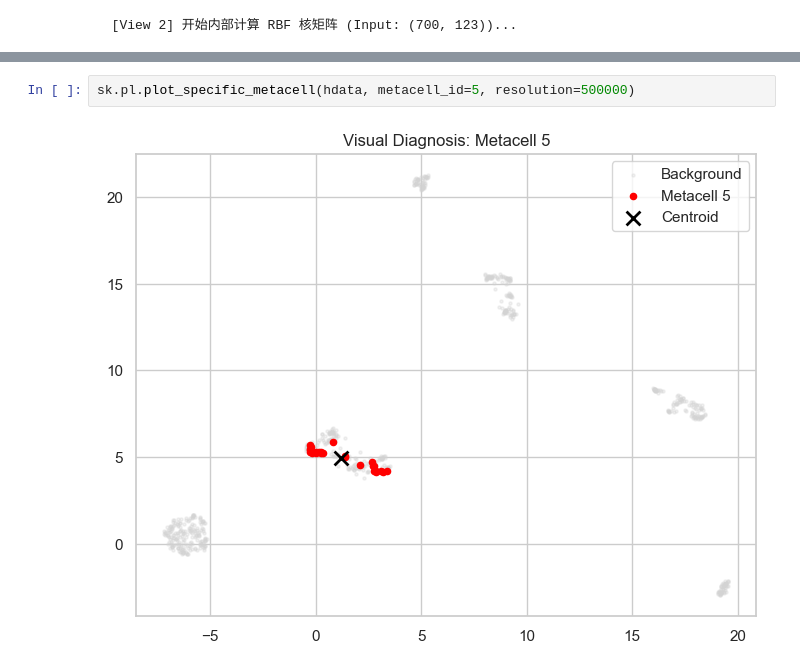
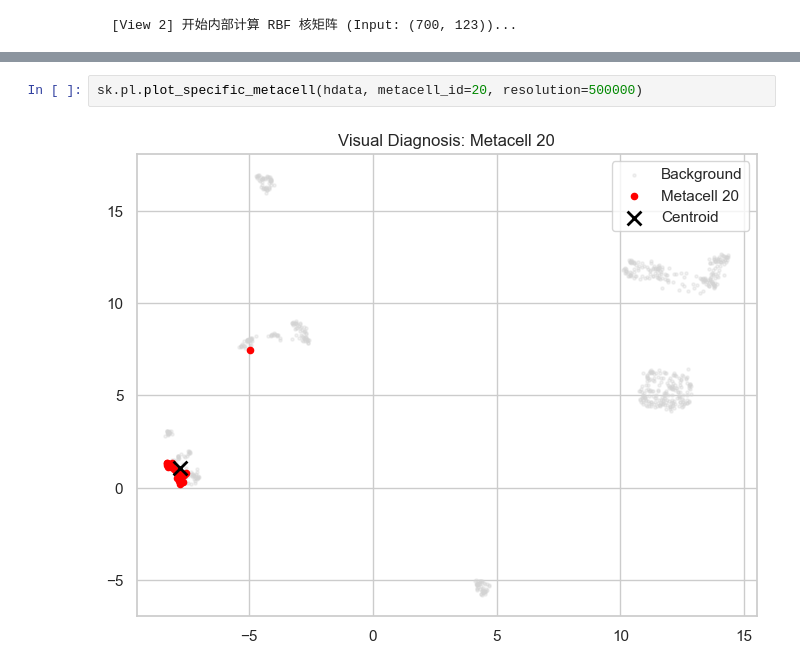
Before and after one commit to CCCKW/hstack, a Jupyter notebook: test.ipynb, the cells around one changed output, grey strips where cells are left out. Drawn from its saved outputs; the diff is of its cells as text.

```diff
--- a/test.ipynb
+++ b/test.ipynb
@@ -253,5 +261,5 @@ sk.pl.plot_ep_score(hdata)
 # %%
-sk.pl.plot_specific_metacell(hdata, metacell_id=5, resolution=500000)
+sk.pl.plot_specific_metacell(hdata, metacell_id=20, resolution=500000)
 # %% [output]
-[figure, old version]
+[figure, new version]
 # %%
```
Also changed, not shown: parts of 23 cells of this notebook, 13 other files.
